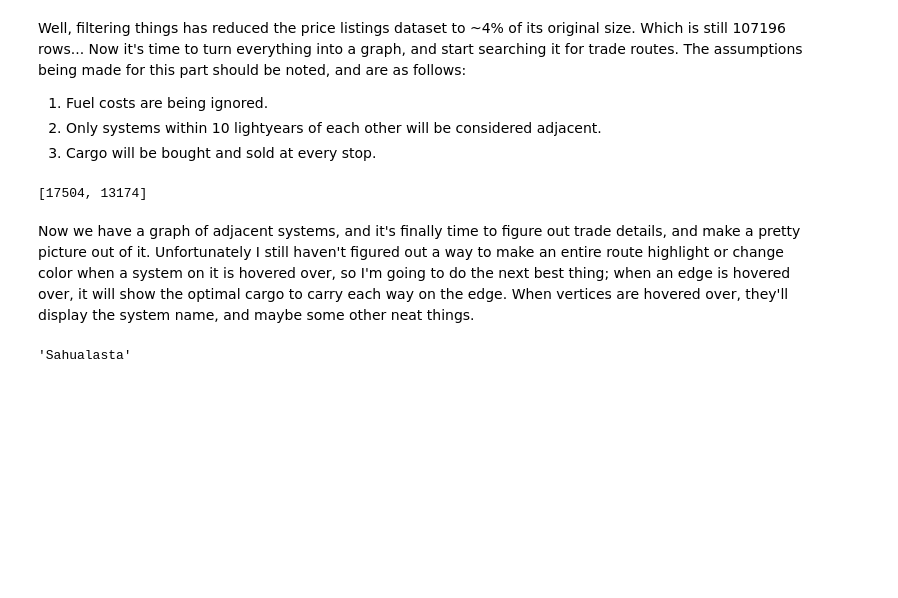
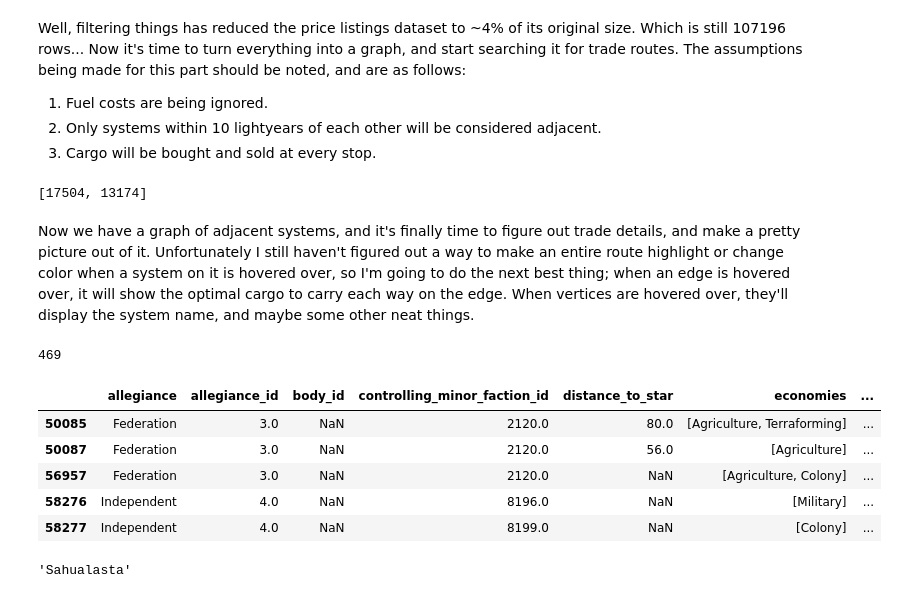
Before and after one commit to LutherCSMiller/finalproject-bunkas01, a Jupyter notebook: final_project.ipynb, the cells around one changed output. Cells and saved outputs as stored; diff of their text form; code cells hidden in the pictures; blank space fills up the shorter version.

```diff
--- a/final_project.ipynb
+++ b/final_project.ipynb
@@ -20,8 +20,8 @@ pd.options.display.max_columns = 999
 For the project, I'm going to be looking at optimizing trade routes in Elite: Dangerous, using the datasets from EDDB for galactic commodity prices, general commodity data, stations, and populated systems. This data will be used to calculate optimal trade routes from a given system, which will be displayed in an undirected graph. This graph will highlight trade routes when systems are hovered over (Or at least that's my goal).
 # %%
 system_req = requests.get('https://eddb.io/archive/v5/systems_populated.json')
-system_resp = json.loads(sys_req.text)
-system_data = pd.DataFrame(sys_resp)
+system_resp = json.loads(system_req.text)
+system_data = pd.DataFrame(system_resp)
 # %%
 station_req = requests.get('https://eddb.io/archive/v5/stations.json')
 station_resp = json.loads(station_req.text)
@@ -222,3 +228,15 @@ for node in systems_graph.nodes():
+# %%
+stations = station_data_filtered.query("system_id == 16386")
+print(stations.values[0][18])
+stations
+# %% [output]
+469
+|  | allegiance | allegiance_id | body_id | controlling_minor_faction_id | distance_to_star | economies | ... |
+| 50085 | Federation | 3.0 | NaN | 2120.0 | 80.0 | [Agriculture, Terraforming] | ... |
+| 50087 | Federation | 3.0 | NaN | 2120.0 | 56.0 | [Agriculture] | ... |
+| 56957 | Federation | 3.0 | NaN | 2120.0 | NaN | [Agriculture, Colony] | ... |
+| 58276 | Independent | 4.0 | NaN | 8196.0 | NaN | [Military] | ... |
+| 58277 | Independent | 4.0 | NaN | 8199.0 | NaN | [Colony] | ... |
 # %%
 system_data_filtered.query("id == 16386").values[0][10]
 # %% [output]
```
Also changed, not shown: parts of 9 cells of this notebook.
